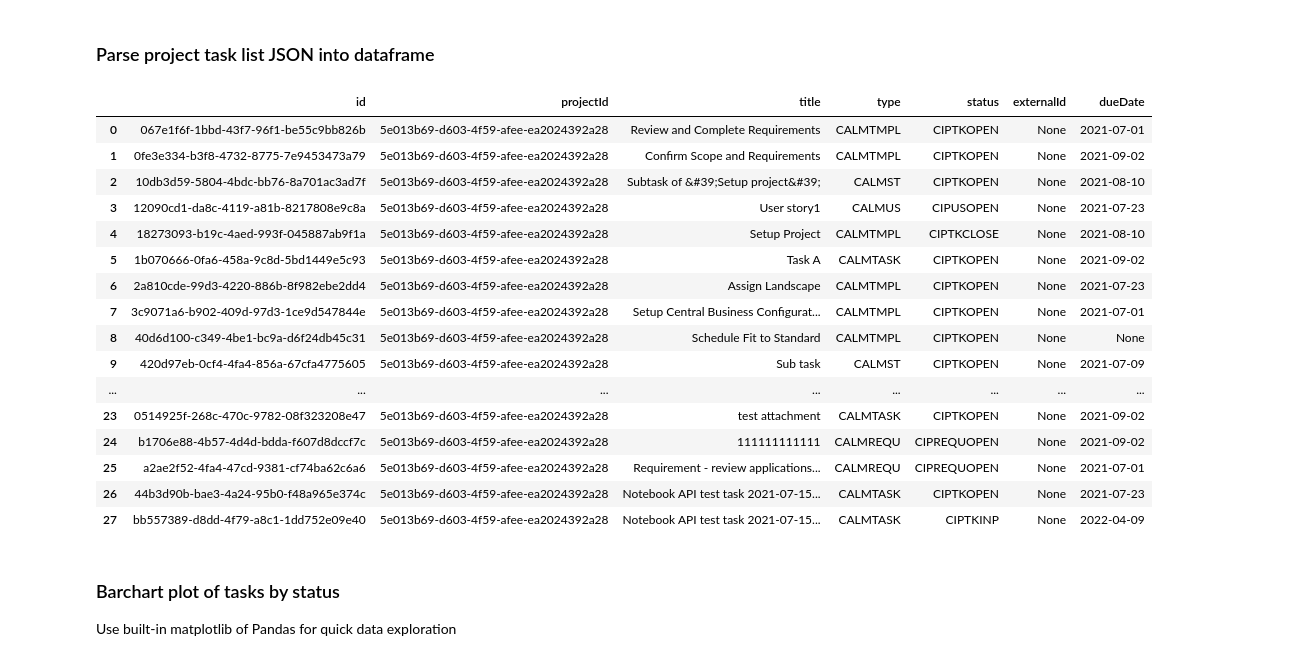
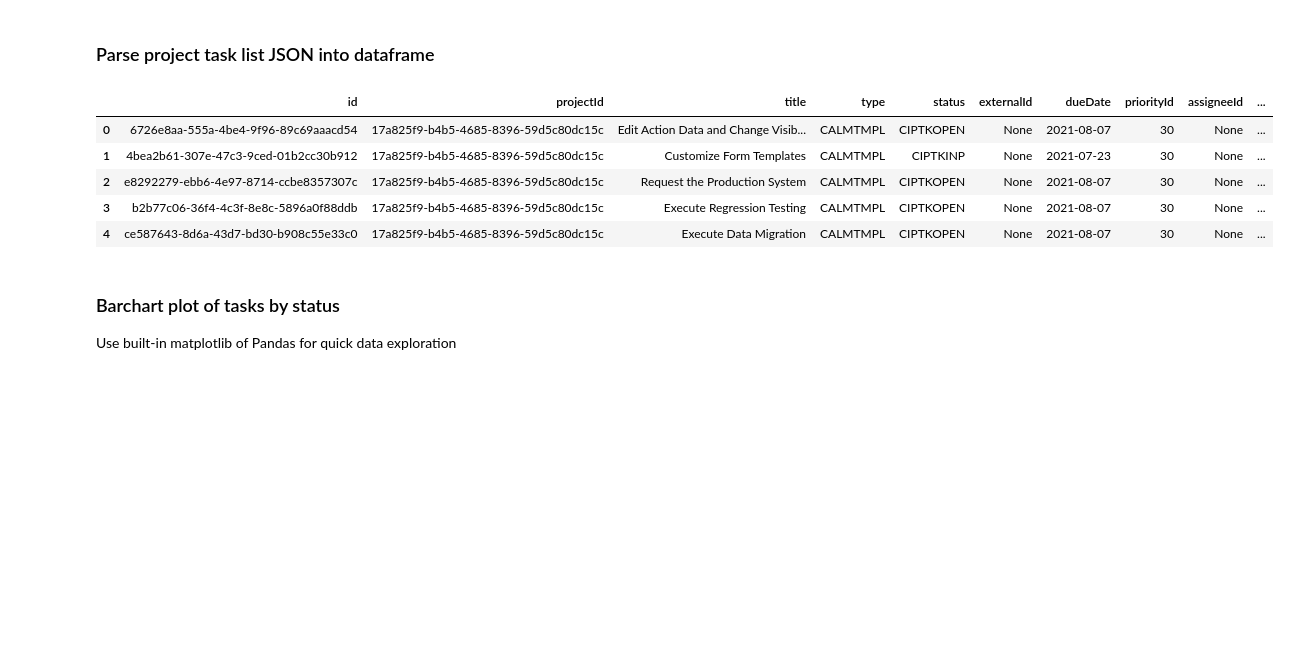
Before and after one commit to SAP-samples/cloud-alm-api-examples, a Jupyter notebook: jupyternotebooks/calm-project-task-api.ipynb, the cells around one changed output. Drawn from its saved outputs; the diff is of its cells as text; code cells hidden in the pictures; blank space fills up the shorter version.

Commit message:
New attributes added, priority, assignee, timebox

```diff
--- a/jupyternotebooks/calm-project-task-api.ipynb
+++ b/jupyternotebooks/calm-project-task-api.ipynb
@@ -158,25 +187,14 @@ print(response.status_code, response.reason)
 # %%
 df_stTasks = pd.json_normalize(response.json())
 
-df_stTasks
+df_stTasks.head()
 # %% [output]
-|  | id | projectId | title | type | status | externalId | dueDate |
-| 0 | 067e1f6f-1bbd-43f7-96f1-be55c9bb826b | 5e013b69-d603-4f59-afee-ea2024392a28 | Review and Complete Requirements | CALMTMPL | CIPTKOPEN | None | 2021-07-01 |
-| 1 | 0fe3e334-b3f8-4732-8775-7e9453473a79 | 5e013b69-d603-4f59-afee-ea2024392a28 | Confirm Scope and Requirements | CALMTMPL | CIPTKOPEN | None | 2021-09-02 |
-| 2 | 10db3d59-5804-4bdc-bb76-8a701ac3ad7f | 5e013b69-d603-4f59-afee-ea2024392a28 | Subtask of &#39;Setup project&#39; | CALMST | CIPTKOPEN | None | 2021-08-10 |
-| 3 | 12090cd1-da8c-4119-a81b-8217808e9c8a | 5e013b69-d603-4f59-afee-ea2024392a28 | User story1 | CALMUS | CIPUSOPEN | None | 2021-07-23 |
-| 4 | 18273093-b19c-4aed-993f-045887ab9f1a | 5e013b69-d603-4f59-afee-ea2024392a28 | Setup Project | CALMTMPL | CIPTKCLOSE | None | 2021-08-10 |
-| 5 | 1b070666-0fa6-458a-9c8d-5bd1449e5c93 | 5e013b69-d603-4f59-afee-ea2024392a28 | Task A | CALMTASK | CIPTKOPEN | None | 2021-09-02 |
-| 6 | 2a810cde-99d3-4220-886b-8f982ebe2dd4 | 5e013b69-d603-4f59-afee-ea2024392a28 | Assign Landscape | CALMTMPL | CIPTKOPEN | None | 2021-07-23 |
-| 7 | 3c9071a6-b902-409d-97d3-1ce9d547844e | 5e013b69-d603-4f59-afee-ea2024392a28 | Setup Central Business Configurat... | CALMTMPL | CIPTKOPEN | None | 2021-07-01 |
-| 8 | 40d6d100-c349-4be1-bc9a-d6f24db45c31 | 5e013b69-d603-4f59-afee-ea2024392a28 | Schedule Fit to Standard | CALMTMPL | CIPTKOPEN | None | None |
-| 9 | 420d97eb-0cf4-4fa4-856a-67cfa4775605 | 5e013b69-d603-4f59-afee-ea2024392a28 | Sub task | CALMST | CIPTKOPEN | None | 2021-07-09 |
-| ... | ... | ... | ... | ... | ... | ... | ... |
-| 23 | 0514925f-268c-470c-9782-08f323208e47 | 5e013b69-d603-4f59-afee-ea2024392a28 | test attachment | CALMTASK | CIPTKOPEN | None | 2021-09-02 |
-| 24 | b1706e88-4b57-4d4d-bdda-f607d8dccf7c | 5e013b69-d603-4f59-afee-ea2024392a28 | 111111111111 | CALMREQU | CIPREQUOPEN | None | 2021-09-02 |
-| 25 | a2ae2f52-4fa4-47cd-9381-cf74ba62c6a6 | 5e013b69-d603-4f59-afee-ea2024392a28 | Requirement - review applications... | CALMREQU | CIPREQUOPEN | None | 2021-07-01 |
-| 26 | 44b3d90b-bae3-4a24-95b0-f48a965e374c | 5e013b69-d603-4f59-afee-ea2024392a28 | Notebook API test task 2021-07-15... | CALMTASK | CIPTKOPEN | None | 2021-07-23 |
-| 27 | bb557389-d8dd-4f79-a8c1-1dd752e09e40 | 5e013b69-d603-4f59-afee-ea2024392a28 | Notebook API test task 2021-07-15... | CALMTASK | CIPTKINP | None | 2022-04-09 |
+|  | id | projectId | title | type | status | externalId | dueDate | priorityId | assigneeId | ... |
+| 0 | 6726e8aa-555a-4be4-9f96-89c69aaacd54 | 17a825f9-b4b5-4685-8396-59d5c80dc15c | Edit Action Data and Change Visib... | CALMTMPL | CIPTKOPEN | None | 2021-08-07 | 30 | None | ... |
+| 1 | 4bea2b61-307e-47c3-9ced-01b2cc30b912 | 17a825f9-b4b5-4685-8396-59d5c80dc15c | Customize Form Templates | CALMTMPL | CIPTKINP | None | 2021-07-23 | 30 | None | ... |
+| 2 | e8292279-ebb6-4e97-8714-ccbe8357307c | 17a825f9-b4b5-4685-8396-59d5c80dc15c | Request the Production System | CALMTMPL | CIPTKOPEN | None | 2021-08-07 | 30 | None | ... |
+| 3 | b2b77c06-36f4-4c3f-8e8c-5896a0f88ddb | 17a825f9-b4b5-4685-8396-59d5c80dc15c | Execute Regression Testing | CALMTMPL | CIPTKOPEN | None | 2021-08-07 | 30 | None | ... |
+| 4 | ce587643-8d6a-43d7-bd30-b908c55e33c0 | 17a825f9-b4b5-4685-8396-59d5c80dc15c | Execute Data Migration | CALMTMPL | CIPTKOPEN | None | 2021-08-07 | 30 | None | ... |
 # %% [markdown]
 ### Barchart plot of tasks by status
 
```
Also changed, not shown: parts of 40 cells of this notebook.
